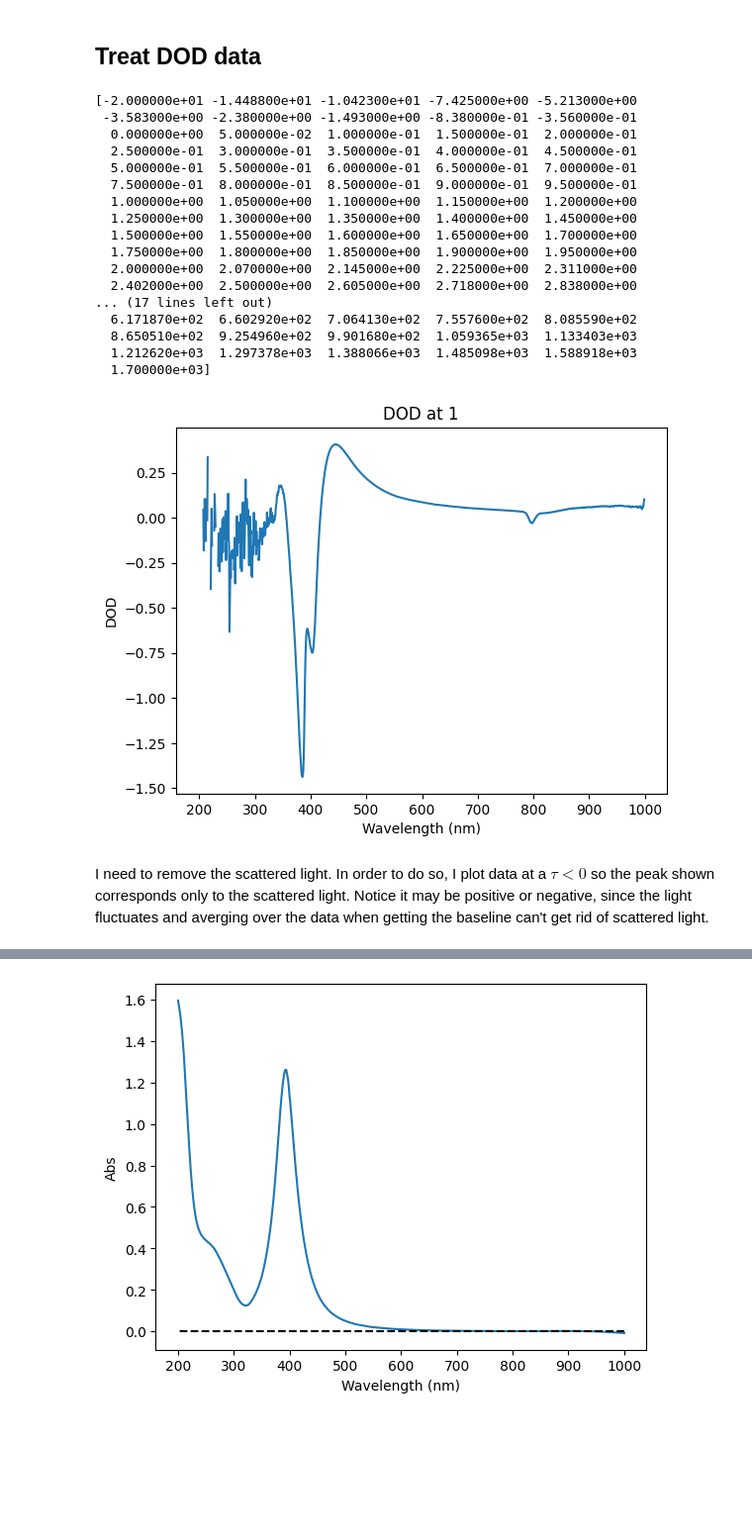
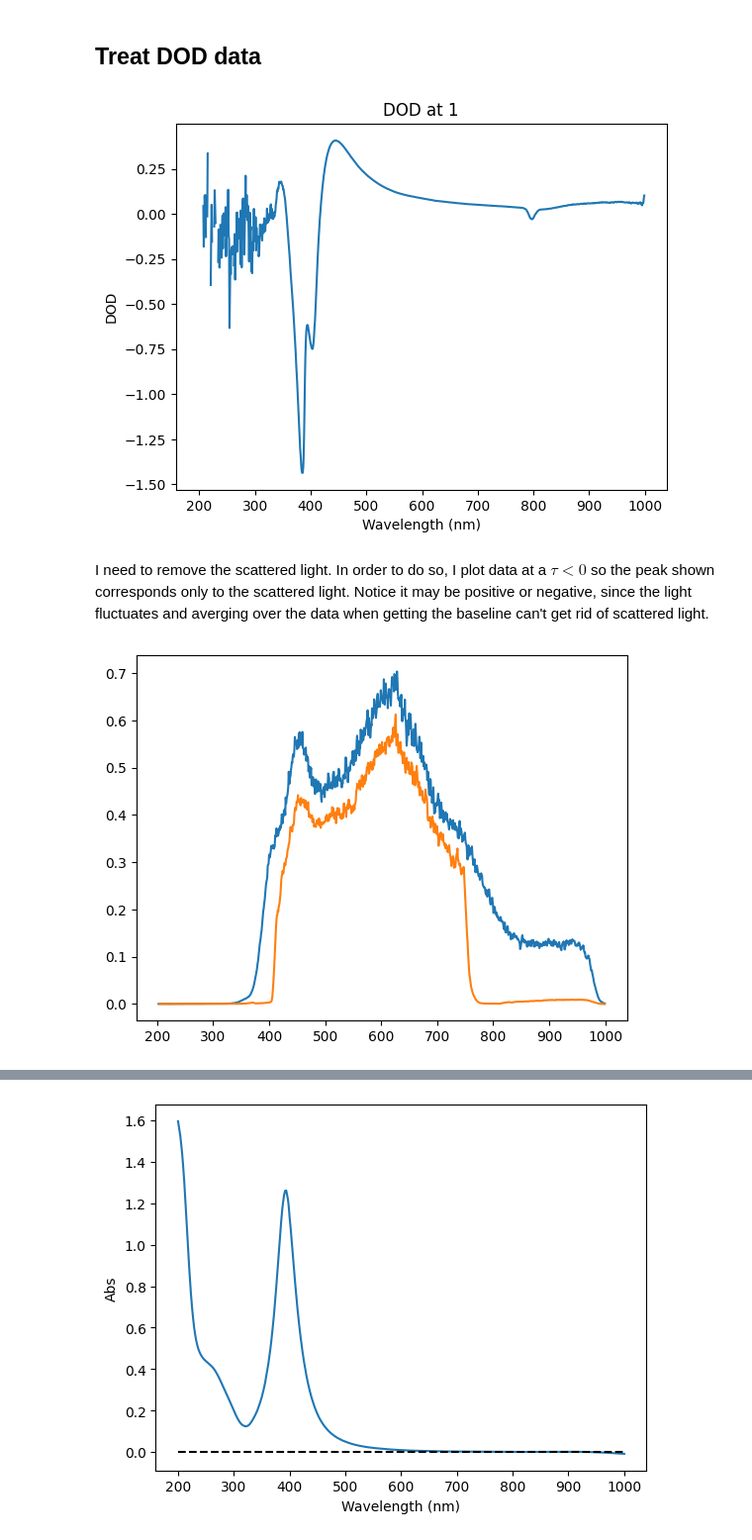
Before and after one commit to MaxiInafuku/ThesisDataTreatment, a Jupyter notebook: productSpectraTest.ipynb, the cells around one changed output, grey strips where cells are left out. Shown at 99% size. Cells and saved outputs as stored; diff of their text form; code cells hidden in the pictures; blank space fills up the shorter version.

```diff
--- a/productSpectraTest.ipynb
+++ b/productSpectraTest.ipynb
@@ -12,7 +12,8 @@ dataFolder = 'data/'
 #I handle Inf and NaN, replacing them with np.nan as they're treated as float and not mere strings.
 DODtestDF = pd.read_csv(dataFolder+'TASavgMatrix.csv', header = None, na_values=["Inf", "-Inf", "NaN"])
 DODtestDF.replace([np.inf, -np.inf], np.nan, inplace=True)
-DODwavelength = funcCheckOrder(DODtestDF.iloc[1:,0].to_numpy(dtype=float))
+#np.searchsorted() needs arrays in order, so I inverted the lambda axis
+DODwavelength = DODtestDF.iloc[1:,0].to_numpy(dtype=float)
 DODdelay = DODtestDF.iloc[0,1:].to_numpy(dtype=float)
 DODspectrum = DODtestDF.iloc[1:,1:].to_numpy(dtype=float)
 
@@ -21,6 +22,8 @@ delayIndex = np.searchsorted(DODdelay, testDelay, side="left")
 closestTime = DODdelay[delayIndex]
 singleDelaySpectrum = DODspectrum[:,delayIndex]
 
+DODwavelength, singleDelaySpectrum = funcCheckAxisOrder(DODwavelength, singleDelaySpectrum)
+
 Figure, ax=plt.subplots()
 plt.title('DOD at {:.4g}' .format(closestTime))
 ax.plot(DODwavelength, singleDelaySpectrum)
@@ -28,24 +31,28 @@ ax.set_xlabel('Wavelength (nm)')
 ax.set_ylabel('DOD')
 plt.show()
 # %% [output]
-[-2.000000e+01 -1.448800e+01 -1.042300e+01 -7.425000e+00 -5.213000e+00
- -3.583000e+00 -2.380000e+00 -1.493000e+00 -8.380000e-01 -3.560000e-01
-  0.000000e+00  5.000000e-02  1.000000e-01  1.500000e-01  2.000000e-01
-  2.500000e-01  3.000000e-01  3.500000e-01  4.000000e-01  4.500000e-01
-  5.000000e-01  5.500000e-01  6.000000e-01  6.500000e-01  7.000000e-01
-  7.500000e-01  8.000000e-01  8.500000e-01  9.000000e-01  9.500000e-01
-  1.000000e+00  1.050000e+00  1.100000e+00  1.150000e+00  1.200000e+00
-  1.250000e+00  1.300000e+00  1.350000e+00  1.400000e+00  1.450000e+00
-  1.500000e+00  1.550000e+00  1.600000e+00  1.650000e+00  1.700000e+00
-  1.750000e+00  1.800000e+00  1.850000e+00  1.900000e+00  1.950000e+00
-  2.000000e+00  2.070000e+00  2.145000e+00  2.225000e+00  2.311000e+00
-  2.402000e+00  2.500000e+00  2.605000e+00  2.718000e+00  2.838000e+00
-... (17 lines left out)
-  6.171870e+02  6.602920e+02  7.064130e+02  7.557600e+02  8.085590e+02
-  8.650510e+02  9.254960e+02  9.901680e+02  1.059365e+03  1.133403e+03
-  1.212620e+03  1.297378e+03  1.388066e+03  1.485098e+03  1.588918e+03
-  1.700000e+03]
 [figure]
 # %% [markdown]
 I need to remove the scattered light. In order to do so, I plot data at a $\tau<0$ so the peak shown corresponds only to the scattered light. Notice it may be positive or negative, since the light fluctuates and averging over the data when getting the baseline can't get rid of scattered light.
+# %%
+whiteLightFile = '1748whiteLightRef.txt'
+whiteLightFilteredFile ='1748whiteLightRefFiltered.txt'
+
+
+whiteLightData = np.loadtxt(dataFolder+whiteLightFile)
+whiteLightFilteredData = np.loadtxt(dataFolder+whiteLightFilteredFile)
+whiteLightWavelength = whiteLightData[:,0][::-1]
+whiteLight = whiteLightData[:,1][::-1]
+whiteLightWavelengthFiltered = whiteLightFilteredData[:,0][::-1]
+whiteLightFiltered = whiteLightFilteredData[:,1][::-1]
+
+
+
+Figure, ax = plt.subplots()
+ax.plot(whiteLightWavelength, whiteLight)
+ax.plot(whiteLightWavelengthFiltered, whiteLightFiltered)
+#ax.set_ylim(0,0.05)
+plt.show()
+# %% [output]
+[figure, added]
 # %%
```
Also changed, not shown: parts of 5 cells of this notebook, 2 other files.
